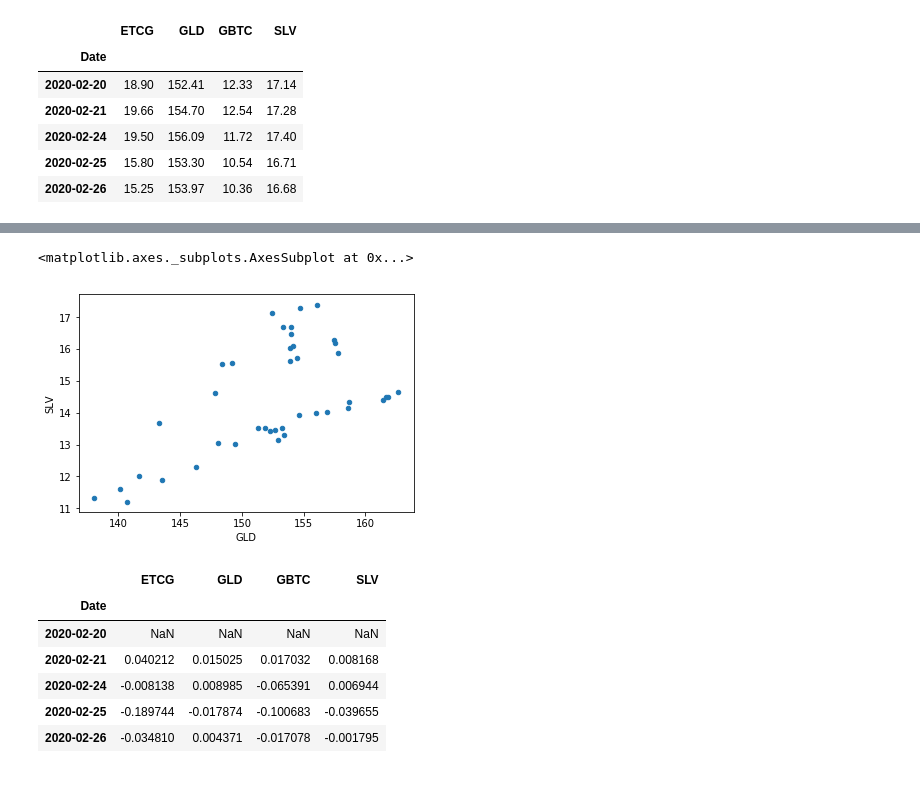
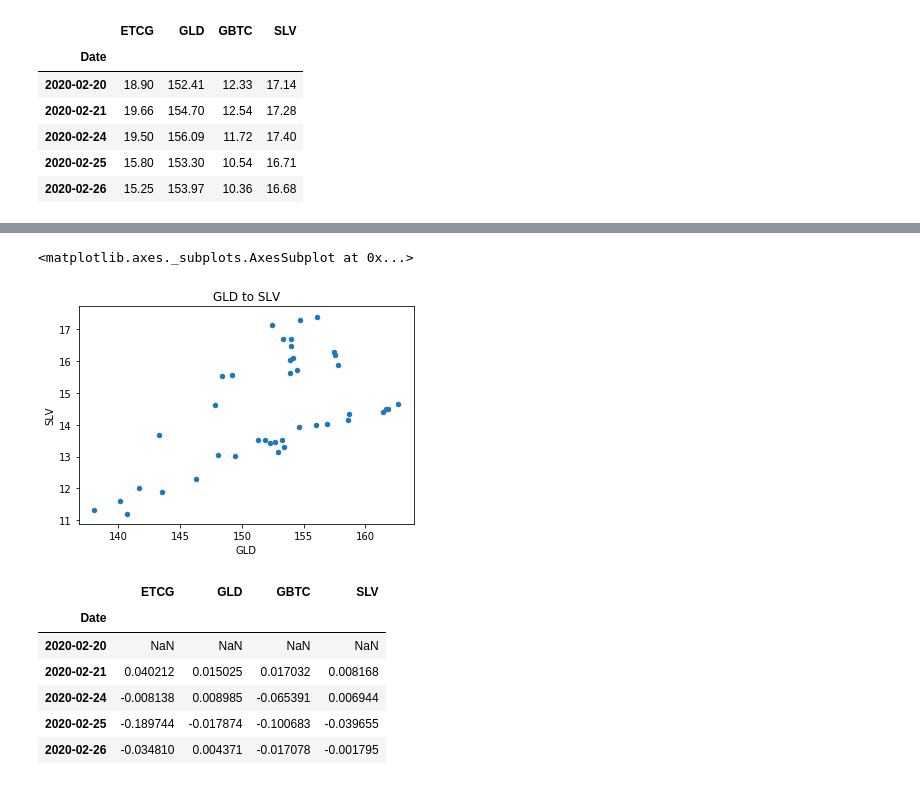
Before and after one commit to VandyFinTech2020/Coming-Back-from-COVID-19-A-Short-Term-Portfolio-Plan, a Jupyter notebook: 08-Project1/MonteCarlo/Analysis/Monte Carlo Analysis Recent.ipynb, the cells around one changed output, grey strips where cells are left out. Saved outputs shown, nothing was run; the diff lists cells and outputs as text; code cells hidden in the pictures.

```diff
--- a/08-Project1/MonteCarlo/Analysis/Monte Carlo Analysis Recent.ipynb
+++ b/08-Project1/MonteCarlo/Analysis/Monte Carlo Analysis Recent.ipynb
@@ -59,9 +59,9 @@ combined_df.plot(kind='scatter', x='GBTC', y='ETCG')
 # %%
 # Plot the relationship between the two variables
-combined_df.plot(kind='scatter', x='GLD', y='SLV')
+combined_df.plot(kind='scatter', x='GLD', y='SLV', title = "GLD to SLV")
 # %% [output]
 <matplotlib.axes._subplots.AxesSubplot at 0x...>
-[figure, old version]
+[figure, new version]
 # %%
 # Use the `pct_change` function to calculate daily returns
 daily_returns = combined_df.pct_change()
```
Also changed, not shown: parts of 23 cells of this notebook, 23 other files.
